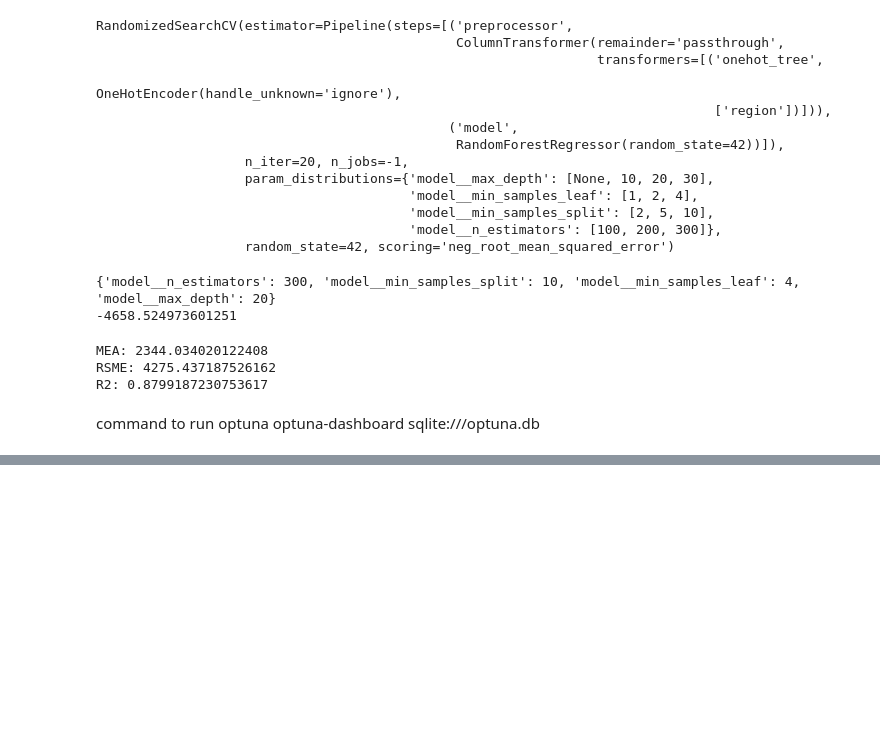
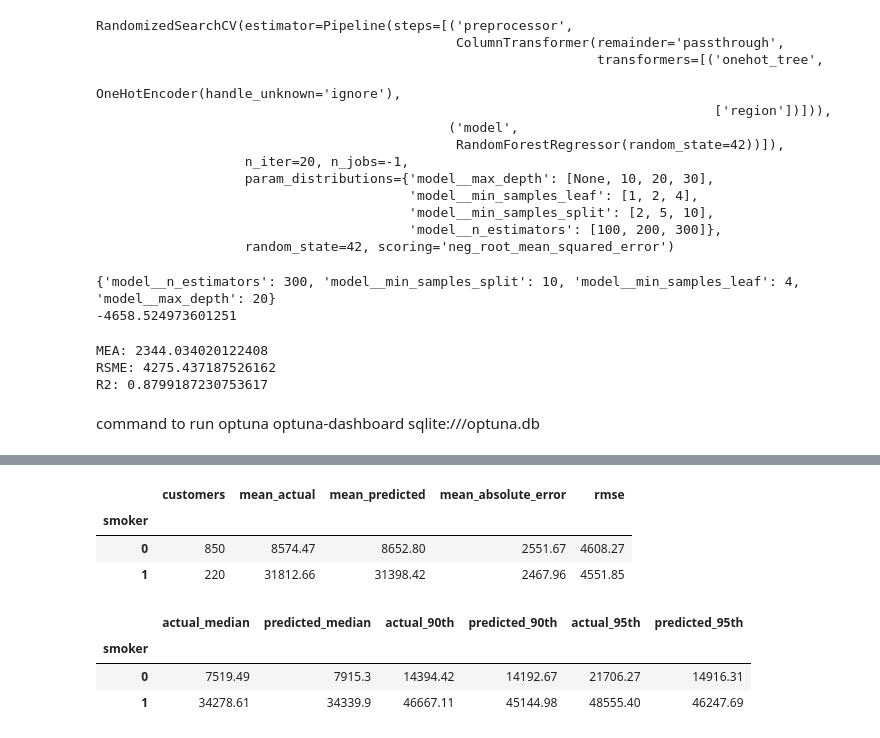
Before and after one commit to SoloWing01/Health-Insurance-Cost-Prediction, a Jupyter notebook: ml_random_forest15.ipynb, the cells around one changed output, grey strips where cells are left out. Saved outputs shown, nothing was run; the diff lists cells and outputs as text; code cells hidden in the pictures; blank space fills up the shorter version.

Commit message:
completed the project and gradient boosting is the best among all of the model and learned about optuna

```diff
--- a/ml_random_forest15.ipynb
+++ b/ml_random_forest15.ipynb
@@ -947,0 +1075,30 @@ command to run optuna optuna-dashboard sqlite:///optuna.db
+# %%
+import numpy as np
+import pandas as pd
+from sklearn.model_selection import cross_val_predict
+
+model = best_gb_pipeline
+
+preds = cross_val_predict(
+    model,
+    x_train,
+    y_train,
+    cv=5,
+    n_jobs=-1
+)
+
+# Preserve the original feature values and row alignment.
+diagnostics = x_train.copy()
+
+diagnostics["actual_charges"] = np.asarray(y_train).ravel()
+diagnostics["predicted_charges"] = preds
+diagnostics["signed_error"] = (
+    diagnostics["actual_charges"]
+    - diagnostics["predicted_charges"]
+)
+diagnostics["absolute_error"] = diagnostics["signed_error"].abs()
+
+# Inspect the 10 largest errors with their original features.
+top_errors = diagnostics.nlargest(10, "absolute_error")
+
+print(top_errors.round(2).to_string(index=False))
@@ -947,0 +1117,28 @@ command to run optuna optuna-dashboard sqlite:///optuna.db
+# %%
+diagnostics.groupby("smoker").agg(
+    customers=("actual_charges", "size"),
+    mean_actual=("actual_charges", "mean"),
+    mean_predicted=("predicted_charges", "mean"),
+    mean_absolute_error=("absolute_error", "mean"),
+    rmse=("signed_error",
+          lambda e: np.sqrt(np.mean(e**2)))
+).round(2)
+# %% [output]
+|  | customers | mean_actual | mean_predicted | mean_absolute_error | rmse |
+| smoker |  |  |  |  |  |
+| 0 | 850 | 8574.47 | 8652.80 | 2551.67 | 4608.27 |
+| 1 | 220 | 31812.66 | 31398.42 | 2467.96 | 4551.85 |
+# %%
+diagnostics.groupby("smoker").agg(
+    actual_median=("actual_charges", "median"),
+    predicted_median=("predicted_charges", "median"),
+    actual_90th=("actual_charges", lambda x: x.quantile(0.90)),
+    predicted_90th=("predicted_charges", lambda x: x.quantile(0.90)),
+    actual_95th=("actual_charges", lambda x: x.quantile(0.95)),
+    predicted_95th=("predicted_charges", lambda x: x.quantile(0.95)),
+).round(2)
+# %% [output]
+|  | actual_median | predicted_median | actual_90th | predicted_90th | actual_95th | predicted_95th |
+| smoker |  |  |  |  |  |  |
+| 0 | 7519.49 | 7915.3 | 14394.42 | 14192.67 | 21706.27 | 14916.31 |
+| 1 | 34278.61 | 34339.9 | 46667.11 | 45144.98 | 48555.40 | 46247.69 |
```
Also changed, not shown: parts of 18 cells of this notebook.
